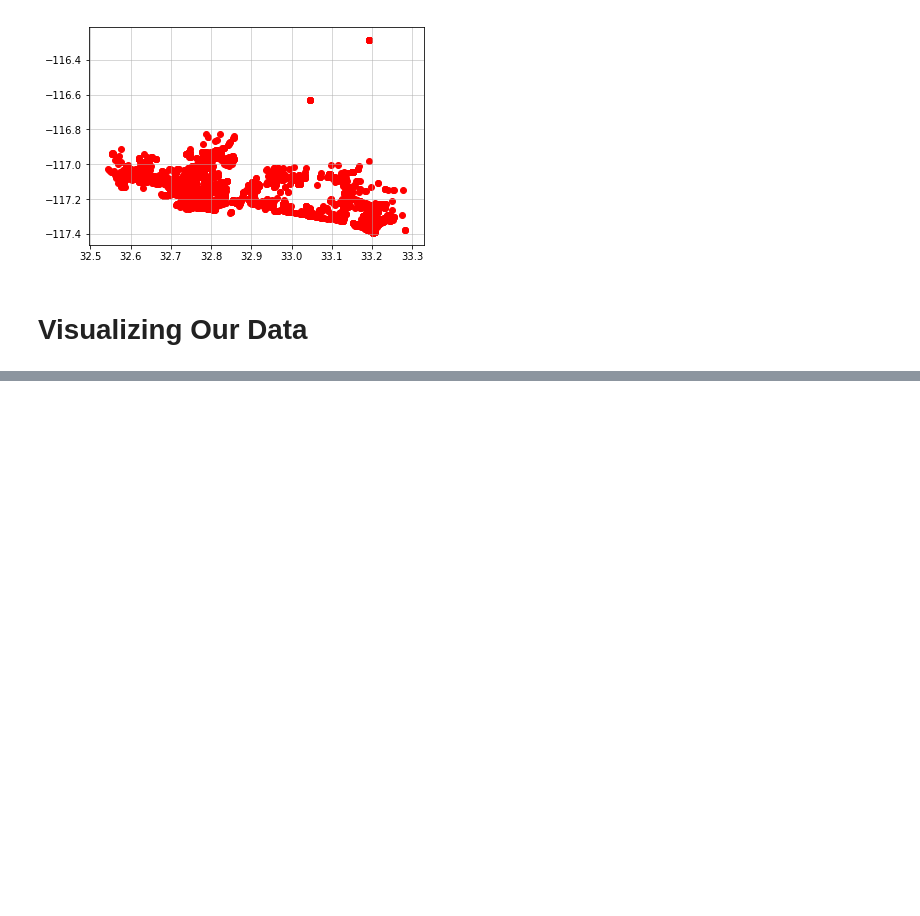
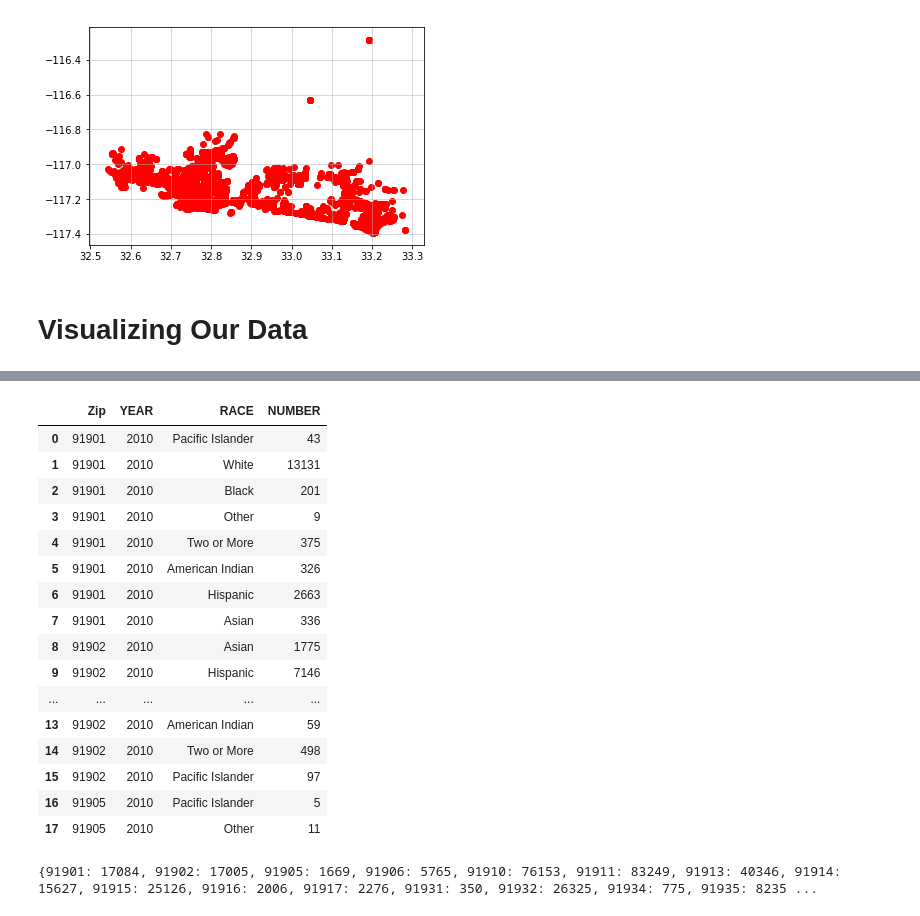
Before and after one commit to sarah-george/San-Diego-DUI-Crashes-and-Arrests, a Jupyter notebook: DUI_Notebook_V2.ipynb, the cells around one changed output, grey strips where cells are left out. Saved outputs shown, nothing was run; the diff lists cells and outputs as text; code cells hidden in the pictures; blank space fills up the shorter version.

```diff
--- a/DUI_Notebook_V2.ipynb
+++ b/DUI_Notebook_V2.ipynb
@@ -317,0 +297,21 @@ Centroids:  [[  418.59044599 -1849.08599731]
+# %%
+zip_code_df = pd.read_csv('ZipCode_Populations.csv')
+zip_code_df.head(18)
+# %% [output]
+|  | Zip | YEAR | RACE | NUMBER |
+| 0 | 91901 | 2010 | Pacific Islander | 43 |
+| 1 | 91901 | 2010 | White | 13131 |
+| 2 | 91901 | 2010 | Black | 201 |
+| 3 | 91901 | 2010 | Other | 9 |
+| 4 | 91901 | 2010 | Two or More | 375 |
+| 5 | 91901 | 2010 | American Indian | 326 |
+| 6 | 91901 | 2010 | Hispanic | 2663 |
+| 7 | 91901 | 2010 | Asian | 336 |
+| 8 | 91902 | 2010 | Asian | 1775 |
+| 9 | 91902 | 2010 | Hispanic | 7146 |
+| ... | ... | ... | ... | ... |
+| 13 | 91902 | 2010 | American Indian | 59 |
+| 14 | 91902 | 2010 | Two or More | 498 |
+| 15 | 91902 | 2010 | Pacific Islander | 97 |
+| 16 | 91905 | 2010 | Pacific Islander | 5 |
+| 17 | 91905 | 2010 | Other | 11 |
@@ -317,0 +331,4 @@ Centroids:  [[  418.59044599 -1849.08599731]
+# %%
+print(sums)
+# %% [output]
+{91901: 17084, 91902: 17005, 91905: 1669, 91906: 5765, 91910: 76153, 91911: 83249, 91913: 40346, 91914: 15627, 91915: 25126, 91916: 2006, 91917: 2276, 91931: 350, 91932: 26325, 91934: 775, 91935: 8235 ...
```
Also changed, not shown: parts of 12 cells of this notebook, 1 other file.
